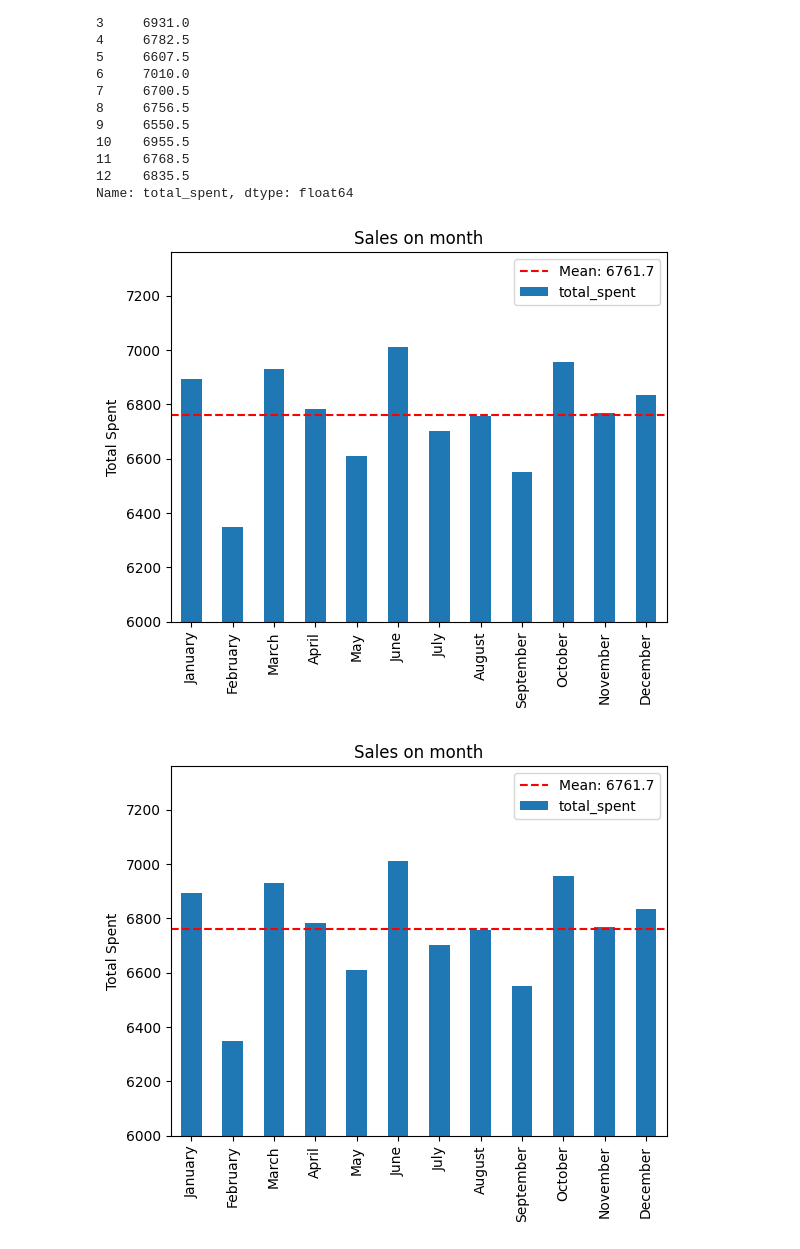
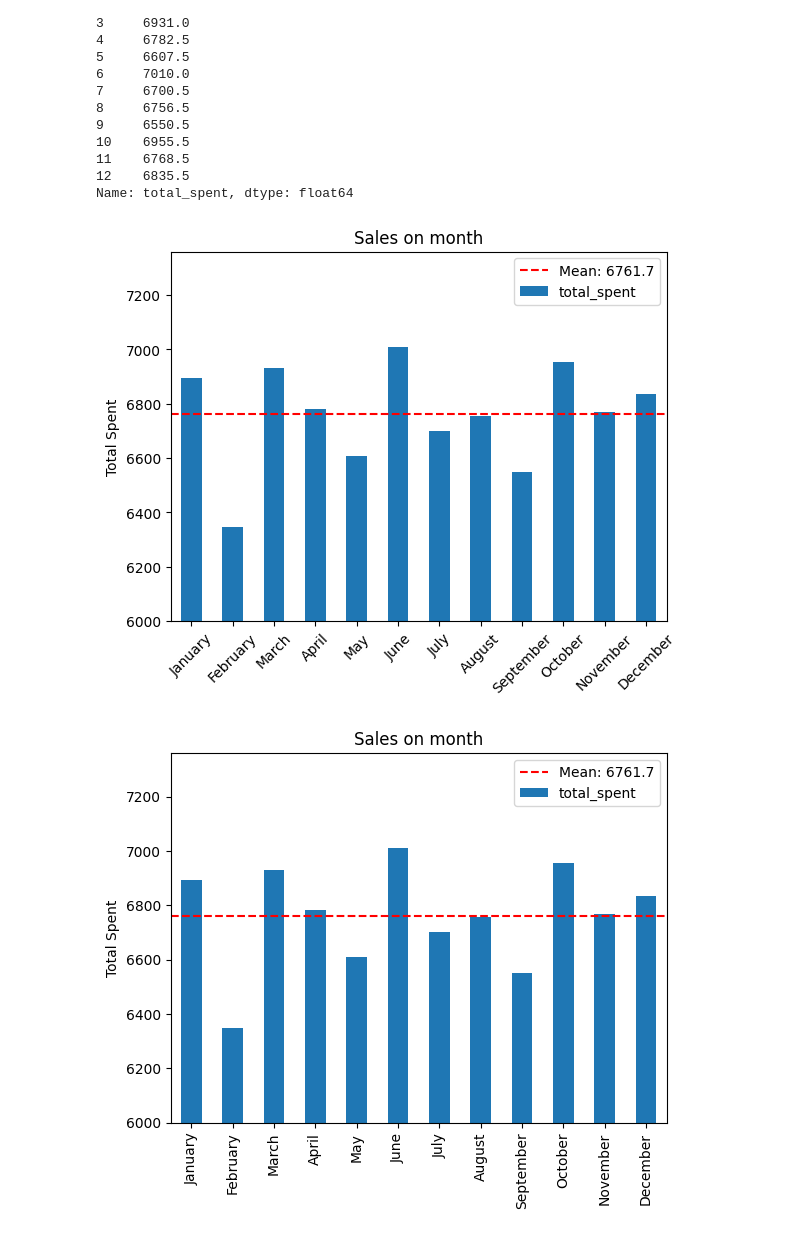
Before and after one commit to DymaStar/Analysis_Cafe_Sales-, a Jupyter notebook: EDA_cafe_sales_pr_DimaStar.ipynb, the cells around one changed output. Saved outputs shown, nothing was run; the diff lists cells and outputs as text; code cells hidden in the pictures.

```diff
--- a/EDA_cafe_sales_pr_DimaStar.ipynb
+++ b/EDA_cafe_sales_pr_DimaStar.ipynb
@@ -642,19 +656,3 @@ memory usage: 896.2+ KB
 `price_per_unit = total_spent / quantity`
 
 Це третій і останній спосіб відновлення: спочатку пряма формула (2.5), потім медіана (2.6), тепер зворотній розрахунок.
-# %%
-# Відновлення price_per_unit (total_spent / quantity)
-# Маска: ціна відсутня, але є total_spent і quantity для зворотнього розрахунку
-mask_recoverable3 = (
-    df['price_per_unit'].isna() &
-    df['total_spent'].notna() &
-    df['quantity'].notna()
-)
-
-df.loc[mask_recoverable3, 'price_per_unit'] = (
-    df.loc[mask_recoverable3, 'total_spent'] /
-    df.loc[mask_recoverable3, 'quantity']
-)
-
-# mask_recoverable.sum()
-print(f"Restoring price_per_unit: {mask_recoverable3.sum()} (total_spent / quantity)")
@@ -1009,29 +1007,29 @@ Name: total_spent, dtype: float64
 # %%
 # Sales on month
 # print(df.groupby('month_name')['total_spent'].sum())
 
 rev_month = df.groupby('month_name')['total_spent'].sum().reindex(
     [m for m in month_order if m in df['month_name'].unique()]
 )
 
-rev_month.plot(kind='bar')
+rev_month.plot(kind='bar', rot=45)
 
 mean_value = rev_month.mean()
 # print(mean_value)
 plt.axhline(y=mean_value, color='red', linestyle='--', linewidth=1.5, label=f"Mean: {mean_value:.1f}")
 
 # обрізаємо вісь Y знизу — без цього всі стовпці виглядають однаковими
 # різниця між місяцями стає візуально помітною
 plt.ylim(bottom=6000)
 
 plt.title("Sales on month")
 plt.xlabel("")
 plt.ylabel("Total Spent")
 plt.legend()
 
 plt.show()
 # %% [output]
-[figure, old version]
+[figure, new version]
 # %%
 # Sales on month
 # print(df.groupby('month_name')['total_spent'].sum())
```
Also changed, not shown: parts of 9 cells of this notebook.
